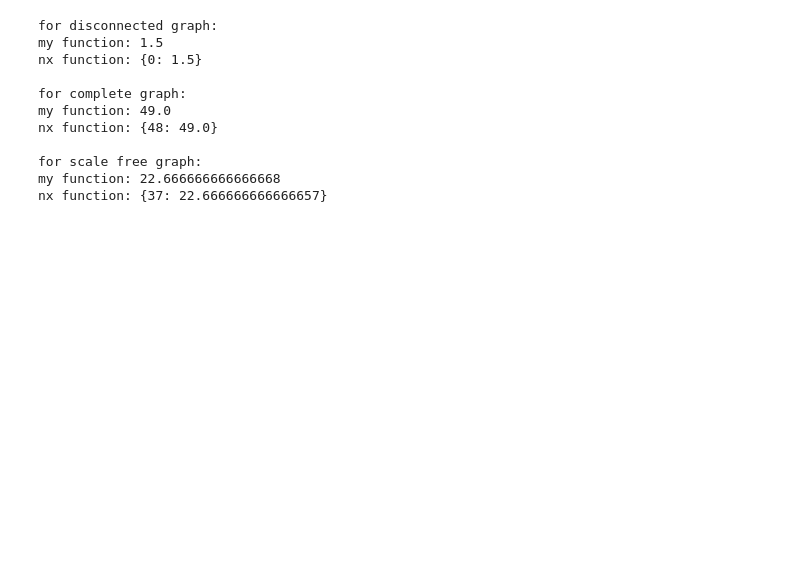
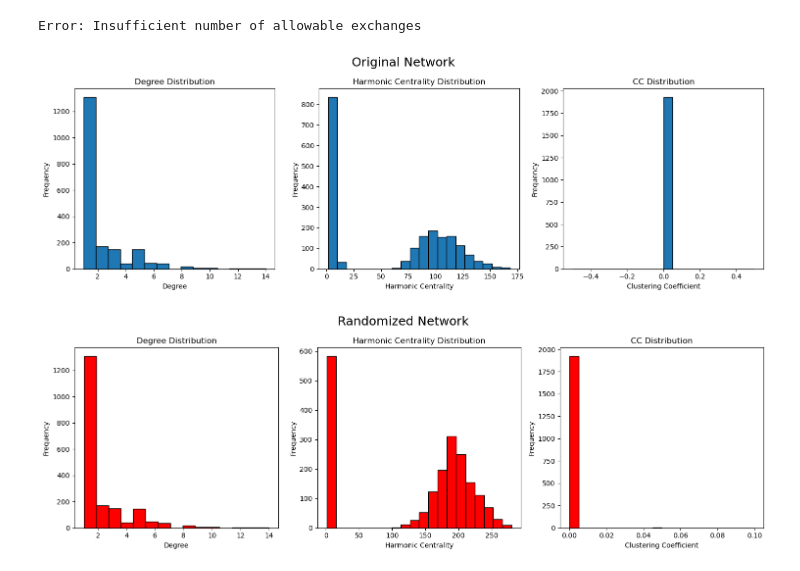
Before and after one commit to caleb-chandler/Assignment-1-CNET5051, a Jupyter notebook: assignment-1.ipynb, the cells around one changed output. Drawn from its saved outputs; the diff is of its cells as text; code cells hidden in the pictures; blank space fills up the shorter version.

```diff
--- a/assignment-1.ipynb
+++ b/assignment-1.ipynb
@@ -101,27 +101,29 @@ def edge_exchange(G, t, max):
 
     return G_copy
 # %%
-G = nx.complete_graph(100) # creating a complete graph to test functionality of 2b answer
+G_complete = nx.complete_graph(100) # creating a complete graph to test functionality of 2b answer
 # %%
 # testing the function
 
 # call function and assign it to a variable
-G_null = edge_exchange(G_binary, 200, 1000)
+G_null = edge_exchange(G_complete, 200, 1000)
 
+# print side by side comp if it works
 if G_null is not None:
 
-    fig, ax = plt.subplots(nrows=1, ncols=2, figsize=(14, 6))
+    fig, ax = plt.subplots(nrows=1, ncols=2)
 
     ax[0].set_title("original network")
 
-    pos = nx.spring_layout(G, seed=42)
-    nx.draw(G_binary, pos, ax=ax[0], with_labels=True, node_color='#1f78b4')
+    nx.draw(G_complete, ax=ax[0], with_labels=True, node_color='#1f78b4')
 
     ax[1].set_title("randomized network")
 
-    nx.draw(G_null, pos, ax=ax[1], with_labels=True, node_color='#ff7f0e')
+    nx.draw(G_null, ax=ax[1], with_labels=True, node_color='#ff7f0e')
 
     plt.show()
+# %% [output]
+Error: Insufficient number of allowable exchanges
 # %%
 # 2c
 def edge_exchange(G, t, max):
@@ -435,18 +437,6 @@ hc = harmonic_centrality(G_scalefree, selectednode)
 print(f"for scale free graph:")
 print(f"my function: {hc}")
 print(f"nx function: {nx.harmonic_centrality(G_scalefree, selectednode)}")
-# %% [output]
-for disconnected graph:
-my function: 1.5
-nx function: {0: 1.5}
-
-for complete graph:
-my function: 49.0
-nx function: {48: 49.0}
-
-for scale free graph:
-my function: 22.666666666666668
-nx function: {37: 22.666666666666657}
 # %%
 # 3d
 
@@ -544,0 +566,48 @@ help(isinstance)
+# %%
+# 4b cont
+
+# i ---
+
+# creating figure and subplots
+fig, ax = plt.subplots(nrows=1,ncols=3, figsize=(15, 5))
+# creating plots
+ax[0].hist(degrees_og, bins=15, edgecolor='black')
+ax[1].hist(hclist_og, bins=20, edgecolor='black')
+ax[2].hist(cclist_og, bins=20, edgecolor='black')
+# adding titles and labels
+fig.suptitle("Original Network", fontsize=18)
+ax[0].set_title("Degree Distribution")
+ax[0].set_xlabel("Degree")
+ax[0].set_ylabel("Frequency")
+ax[1].set_title("Harmonic Centrality Distribution")
+ax[1].set_xlabel("Harmonic Centrality")
+ax[1].set_ylabel("Frequency")
+ax[2].set_title("CC Distribution")
+ax[2].set_xlabel("Clustering Coefficient")
+ax[2].set_ylabel("Frequency")
+plt.tight_layout()
+
+# ii ---
+
+fignull, axnull = plt.subplots(nrows=1, ncols=3, figsize=(15, 5))
+# plots (changed color for distinction)
+axnull[0].hist(degrees_null, bins=15, edgecolor='black', color='red')
+axnull[1].hist(hclist_null, bins=20, edgecolor='black', color='red')
+axnull[2].hist(cclist_null, bins=20, edgecolor='black', color='red')
+# titles and labels
+fignull.suptitle("Randomized Network", fontsize=18)
+axnull[0].set_title("Degree Distribution")
+axnull[0].set_xlabel("Degree")
+axnull[0].set_ylabel("Frequency")
+axnull[1].set_title("Harmonic Centrality Distribution")
+axnull[1].set_xlabel("Harmonic Centrality")
+axnull[1].set_ylabel("Frequency")
+axnull[2].set_title("CC Distribution")
+axnull[2].set_xlabel("Clustering Coefficient")
+axnull[2].set_ylabel("Frequency")
+plt.tight_layout()
+
+plt.show()
+# %% [output]
+[figure, added]
+[figure, added]
```
Also changed, not shown: parts of 3 cells of this notebook.
